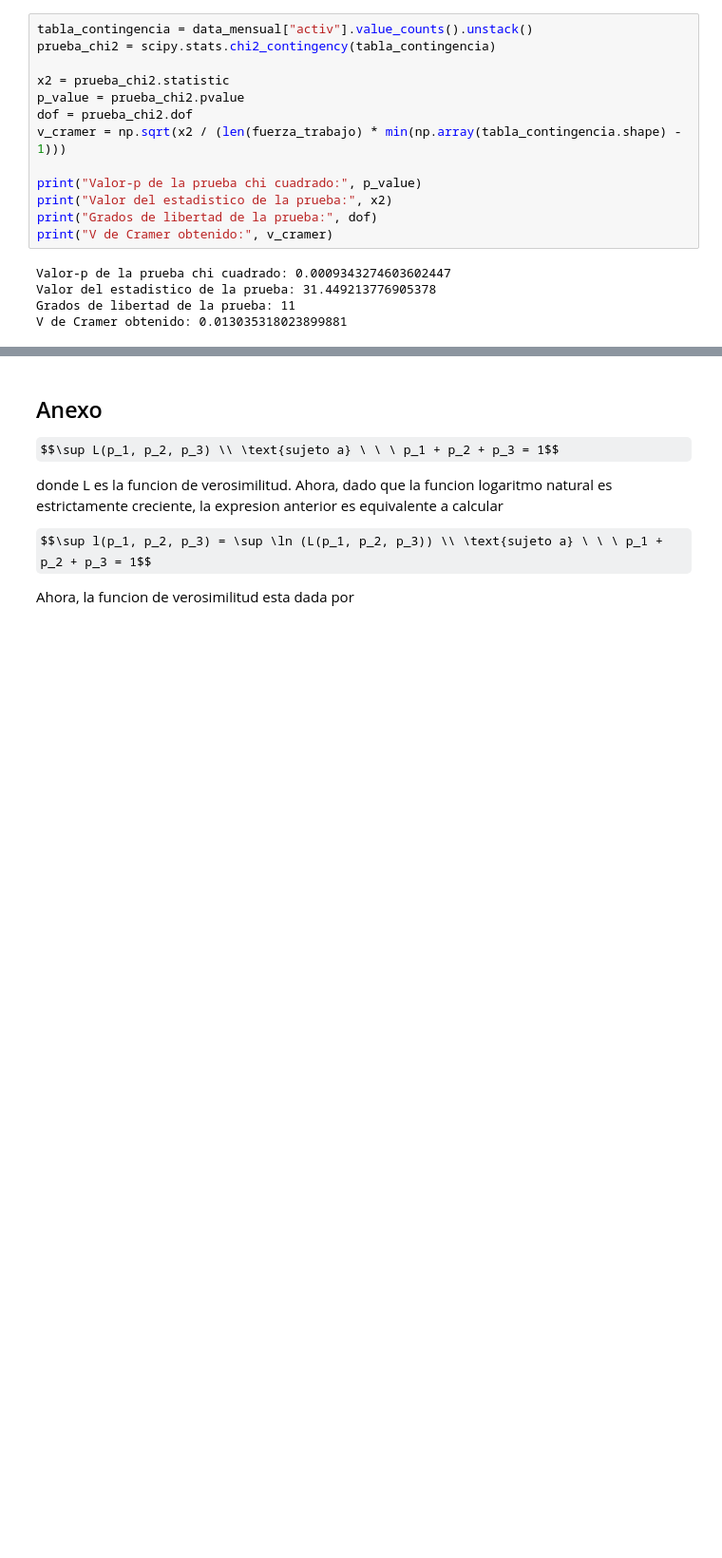
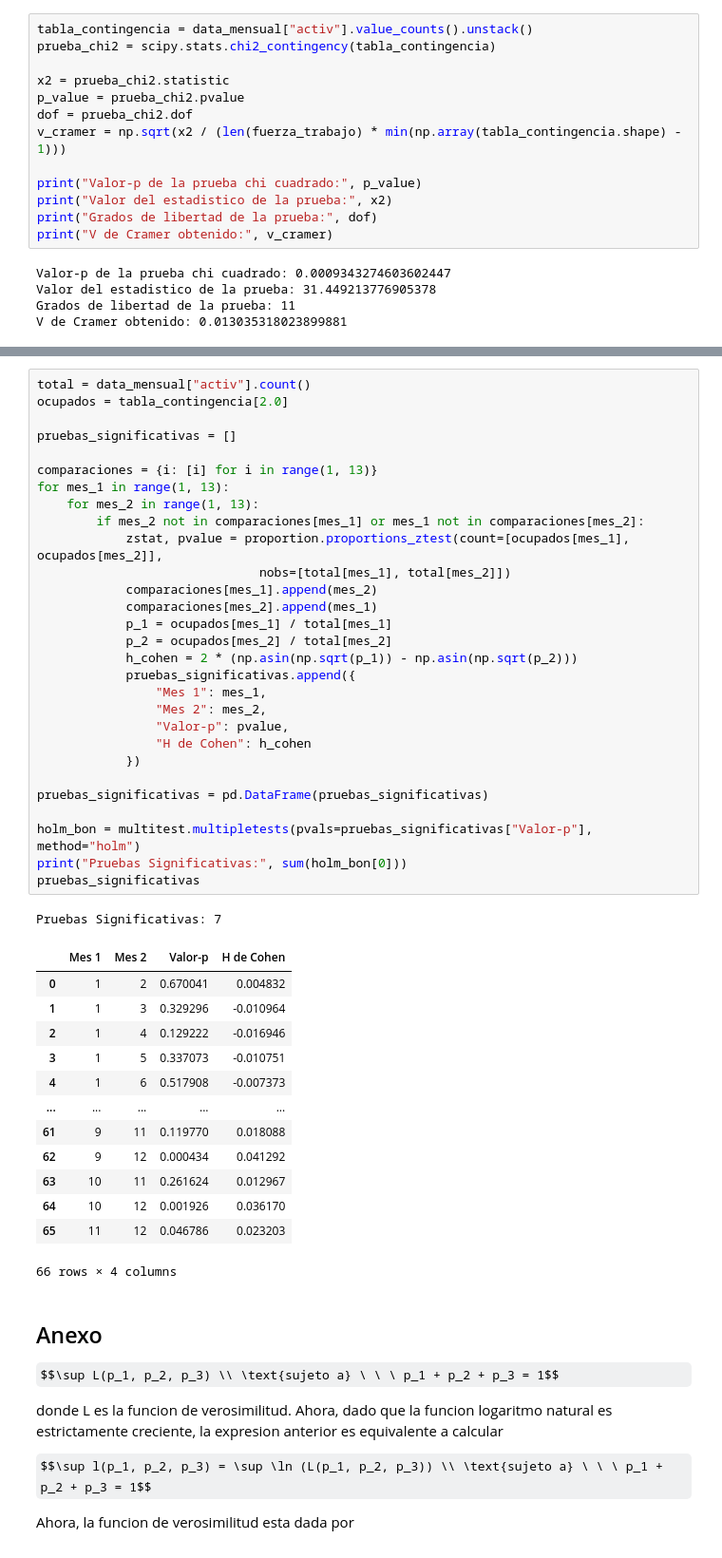
Before and after one commit to cristobalvillegas/proyecto-ine, a Jupyter notebook: main.ipynb, the cells around one changed output, grey strips where cells are left out. Shown at 95% size. Cells and saved outputs as stored; diff of their text form; some formulas as TeX source; blank space fills up the shorter version.

```diff
--- a/main.ipynb
+++ b/main.ipynb
@@ -170,3 +181,47 @@ V de Cramer obtenido: 0.013035318023899881
+# %%
+total = data_mensual["activ"].count()
+ocupados = tabla_contingencia[2.0]
+
+pruebas_significativas = []
+
+comparaciones = {i: [i] for i in range(1, 13)}
+for mes_1 in range(1, 13):
+    for mes_2 in range(1, 13):
+        if mes_2 not in comparaciones[mes_1] or mes_1 not in comparaciones[mes_2]:
+            zstat, pvalue = proportion.proportions_ztest(count=[ocupados[mes_1], ocupados[mes_2]],
+                              nobs=[total[mes_1], total[mes_2]])
+            comparaciones[mes_1].append(mes_2)
+            comparaciones[mes_2].append(mes_1)
+            p_1 = ocupados[mes_1] / total[mes_1]
+            p_2 = ocupados[mes_2] / total[mes_2]
+            h_cohen = 2 * (np.asin(np.sqrt(p_1)) - np.asin(np.sqrt(p_2)))
+            pruebas_significativas.append({
+                "Mes 1": mes_1,
+                "Mes 2": mes_2,
+                "Valor-p": pvalue,
+                "H de Cohen": h_cohen
+            })
+
+pruebas_significativas = pd.DataFrame(pruebas_significativas)
+
+holm_bon = multitest.multipletests(pvals=pruebas_significativas["Valor-p"], method="holm")
+print("Pruebas Significativas:", sum(holm_bon[0]))
+pruebas_significativas
+# %% [output]
+Pruebas Significativas: 7
+|  | Mes 1 | Mes 2 | Valor-p | H de Cohen |
+| 0 | 1 | 2 | 0.670041 | 0.004832 |
+| 1 | 1 | 3 | 0.329296 | -0.010964 |
+| 2 | 1 | 4 | 0.129222 | -0.016946 |
+| 3 | 1 | 5 | 0.337073 | -0.010751 |
+| 4 | 1 | 6 | 0.517908 | -0.007373 |
+| ... | ... | ... | ... | ... |
+| 61 | 9 | 11 | 0.119770 | 0.018088 |
+| 62 | 9 | 12 | 0.000434 | 0.041292 |
+| 63 | 10 | 11 | 0.261624 | 0.012967 |
+| 64 | 10 | 12 | 0.001926 | 0.036170 |
+| 65 | 11 | 12 | 0.046786 | 0.023203 |
+66 rows × 4 columns
 # %% [markdown]
 ## Anexo
 $$\sup L(p_1, p_2, p_3) \\ \text{sujeto a} \ \ \ p_1 + p_2 + p_3 = 1$$
```
Also changed, not shown: parts of 3 cells of this notebook.
